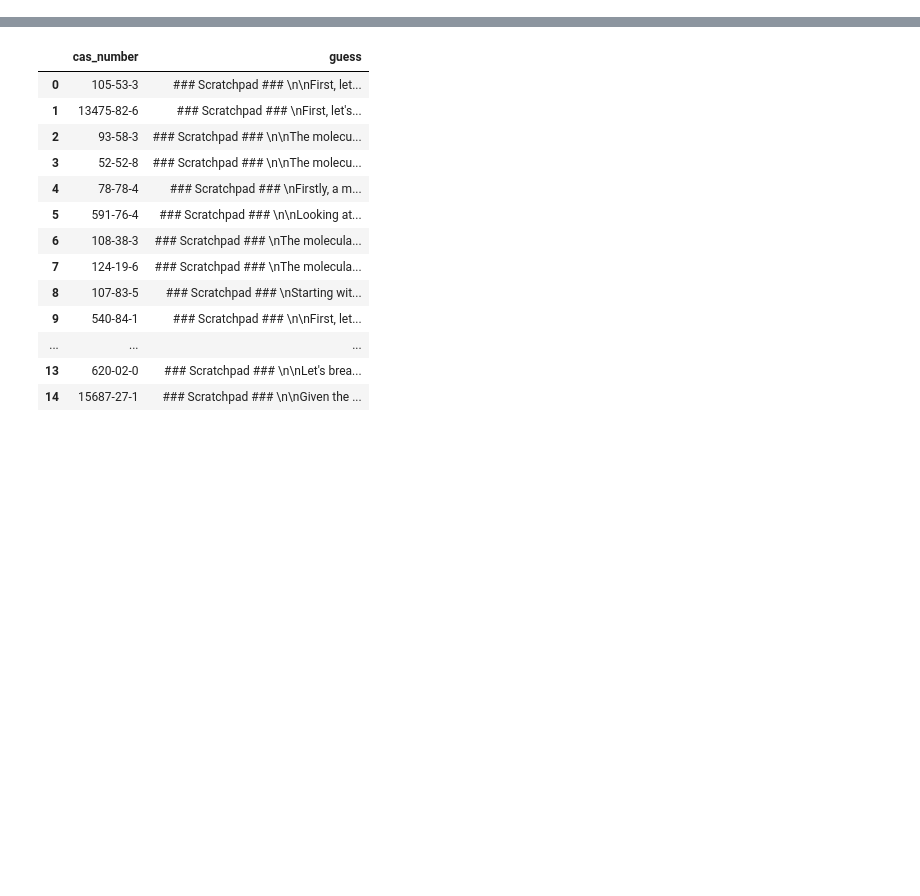
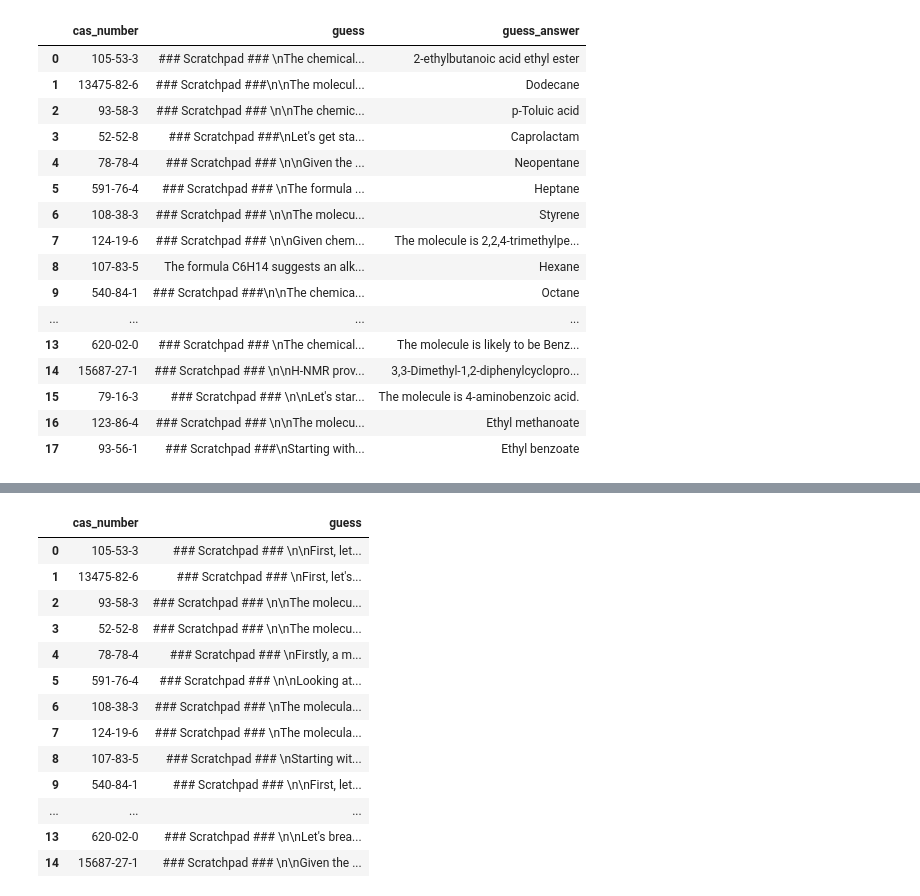
Before and after one commit to ATOMSLab/LLMSpectroscopy, a Jupyter notebook: LLMs_BatchData.ipynb, the cells around one changed output, grey strips where cells are left out. Cells and saved outputs as stored; diff of their text form; code cells hidden in the pictures; blank space fills up the shorter version.

```diff
--- a/LLMs_BatchData.ipynb
+++ b/LLMs_BatchData.ipynb
@@ -99,7 +99,8 @@ results = []
 
 # Iterate over the CAS numbers and call the OpenAI API
 for cas_number, data in cas_data.items():
-    output = call_openAI(spec_data1=data['spectrum_HNMR'],  spec_data2=data['spectrum_CNMR'], chem_formula = chemical_formula)
+    output = call_openAI(spec_data1=data['spectrum_HNMR'],  spec_data2=data['spectrum_CNMR'], \
+                         chem_formula = data['chemical_formula'])
     results.append((cas_number, output))
 
 # Create a DataFrame from the results
@@ -108,0 +130,24 @@ df = pd.DataFrame(results, columns=['cas_number', 'guess'])
+# %%
+# Extract guess answer from output
+import re
+df['guess_answer'] = df['guess'].\
+apply(lambda x: re.search(r'### Start answer ###\s*(.*?)\s*### End answer ###', x).group(1))
+df
+# %% [output]
+|  | cas_number | guess | guess_answer |
+| 0 | 105-53-3 | ### Scratchpad ### \nThe chemical... | 2-ethylbutanoic acid ethyl ester |
+| 1 | 13475-82-6 | ### Scratchpad ###\n\nThe molecul... | Dodecane |
+| 2 | 93-58-3 | ### Scratchpad ### \n\nThe chemic... | p-Toluic acid |
+| 3 | 52-52-8 | ### Scratchpad ###\nLet's get sta... | Caprolactam |
+| 4 | 78-78-4 | ### Scratchpad ### \n\nGiven the ... | Neopentane |
+| 5 | 591-76-4 | ### Scratchpad ### \nThe formula ... | Heptane |
+| 6 | 108-38-3 | ### Scratchpad ### \n\nThe molecu... | Styrene |
+| 7 | 124-19-6 | ### Scratchpad ### \n\nGiven chem... | The molecule is 2,2,4-trimethylpe... |
+| 8 | 107-83-5 | The formula C6H14 suggests an alk... | Hexane |
+| 9 | 540-84-1 | ### Scratchpad ###\n\nThe chemica... | Octane |
+| ... | ... | ... | ... |
+| 13 | 620-02-0 | ### Scratchpad ### \nThe chemical... | The molecule is likely to be Benz... |
+| 14 | 15687-27-1 | ### Scratchpad ### \n\nH-NMR prov... | 3,3-Dimethyl-1,2-diphenylcyclopro... |
+| 15 | 79-16-3 | ### Scratchpad ### \n\nLet's star... | The molecule is 4-aminobenzoic acid. |
+| 16 | 123-86-4 | ### Scratchpad ### \n\nThe molecu... | Ethyl methanoate |
+| 17 | 93-56-1 | ### Scratchpad ###\nStarting with... | Ethyl benzoate |
```
Also changed, not shown: parts of 11 cells of this notebook, 1 other file.
